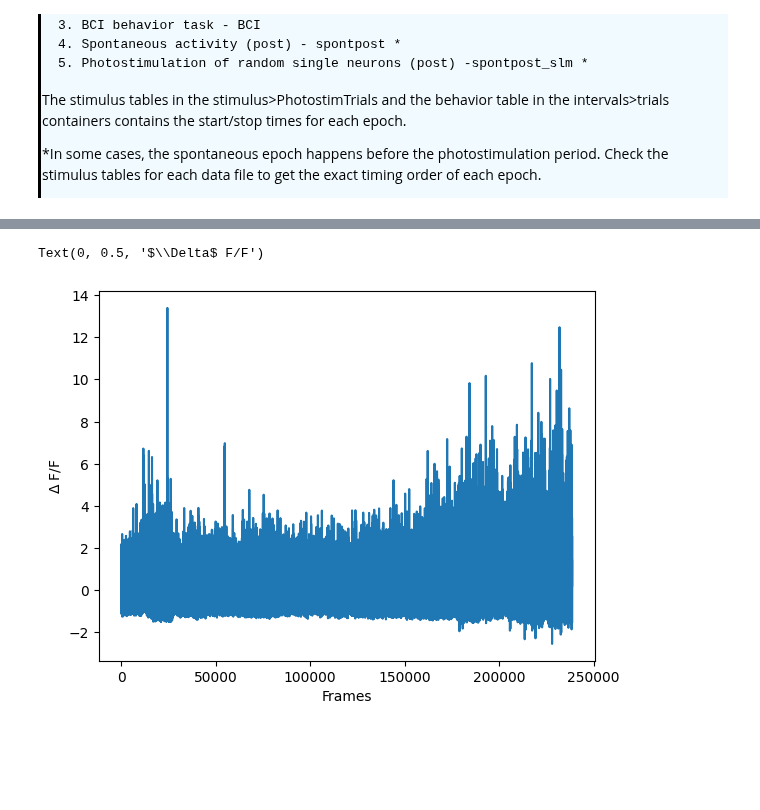
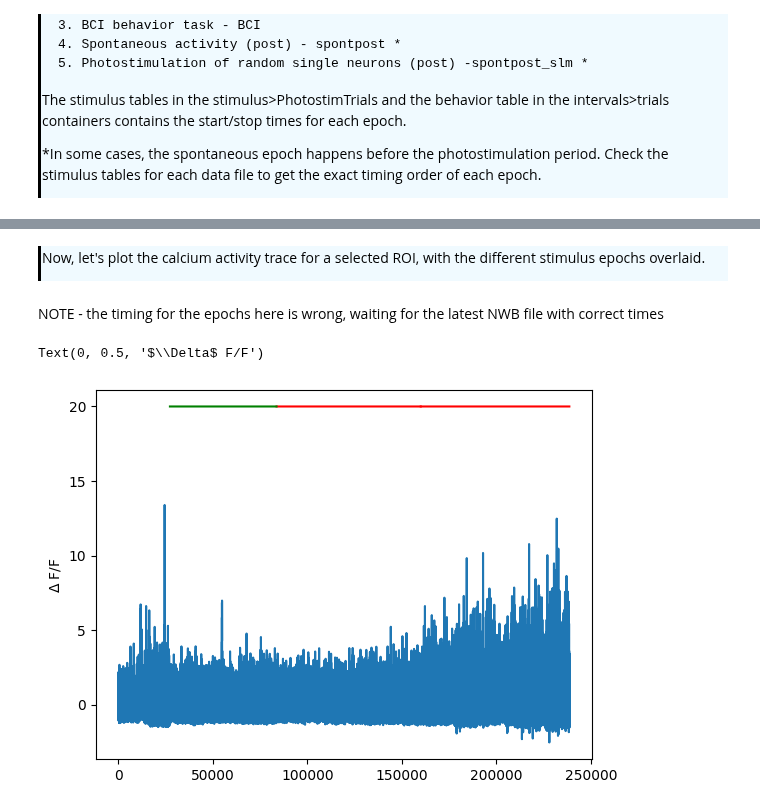
Before and after one commit to AllenNeuralDynamics/AIND-CNC-BCI-Workshop, a Jupyter notebook: code/load_data.ipynb, the cells around one changed output, grey strips where cells are left out. Cells and saved outputs as stored; diff of their text form; code cells hidden in the pictures; blank space fills up the shorter version.

Commit message:
rough code for plotting calcium traces, ROI masks, and event-aligned activity

```diff
--- a/code/load_data.ipynb
+++ b/code/load_data.ipynb
@@ -72,3 +73,9 @@ The roi_dff array covers the entire experimental period, which has 5 experimenta
 The stimulus tables in the stimulus>PhotostimTrials and the behavior table in the intervals>trials containers contains the start/stop times for each epoch.
 
 *In some cases, the spontaneous epoch happens before the photostimulation period. Check the stimulus tables for each data file to get the exact timing order of each epoch.
+# %%
+# Get the epoch time periods from the nwb file
+
+# Convert the hdmf to Pandas DataFrame
+photostim_table = nwbfile_read.stimulus["PhotostimTrials"].to_dataframe()
+photostim_table
@@ -74,0 +109,6 @@ The stimulus tables in the stimulus>PhotostimTrials and the behavior table in th
+# %%
+photostim_start = photostim_table[photostim_table.stim_name == 'photostim'].start_frame.tolist()[0]
+photostim_stop = photostim_table[photostim_table.stim_name == 'photostim'].stop_frame.tolist()[-1]
+
+photostim_post_start = photostim_table[photostim_table.stim_name == 'photostim_post_slm'].start_frame.tolist()[0]
+photostim_post_stop = photostim_table[photostim_table.stim_name == 'photostim_post_slm'].stop_frame.tolist()[-1]
@@ -74,0 +119,3 @@ The stimulus tables in the stimulus>PhotostimTrials and the behavior table in th
+# %%
+behavior_table = nwbfile_read.trials.to_dataframe()
+behavior_table
@@ -75,11 +137,26 @@ The stimulus tables in the stimulus>PhotostimTrials and the behavior table in th
+# %%
+behavior_start = behavior_table.BCI_start_frame.tolist()[0]
+behavior_stop = behavior_table.BCI_stop_frame.tolist()[-1]
+# %% [markdown]
+<div style="border-left: 3px solid #000; padding: 1px; padding-left: 10px; background: #F0FAFF; ">
+
+Now, let's plot the calcium activity trace for a selected ROI, with the different stimulus epochs overlaid.
+# %% [markdown]
+NOTE - the timing for the epochs here is wrong, waiting for the latest NWB file with correct times
 # %%
 # Plot calcium activity trace for select ROIs
 
 ROI = 1
 
+#Plot DFF
 plt.plot(roi_dff[:,ROI])
-plt.xlabel('Frames')
+# Plot first photostim period
+plt.plot(range(photostim_start, photostim_stop), np.ones(photostim_stop - photostim_start)*20, 'r')
+# Plot behavior period
+plt.plot(range(behavior_start, behavior_stop), np.ones(behavior_stop - behavior_start)*20, 'g')
+# Plot second photostim period
+plt.plot(range(photostim_post_start, photostim_post_stop), np.ones(photostim_post_stop - photostim_post_start)*20, 'r')
 plt.ylabel('$\Delta$ F/F')
 # %% [output]
 Text(0, 0.5, '$\\Delta$ F/F')
-[figure, old version]
+[figure, new version]
```
Also changed, not shown: parts of 17 cells of this notebook.
